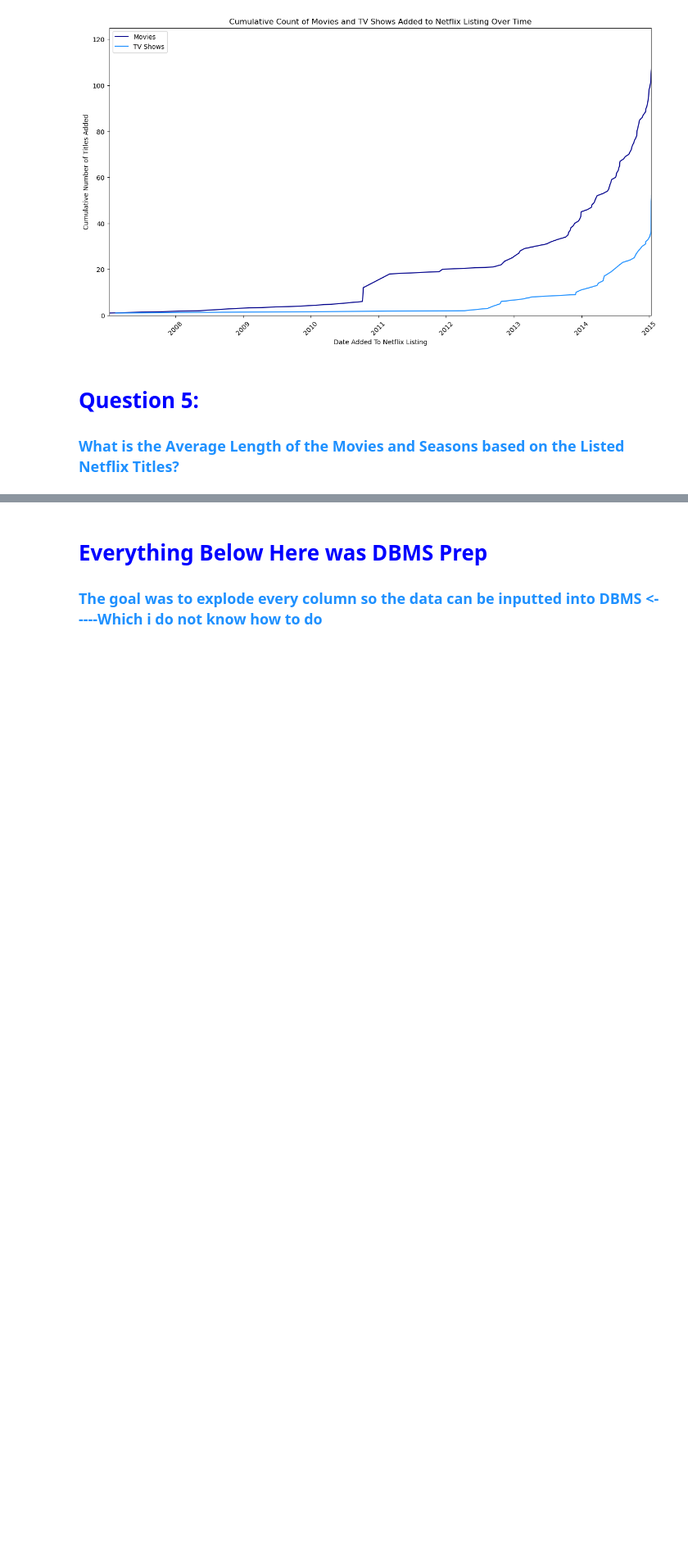
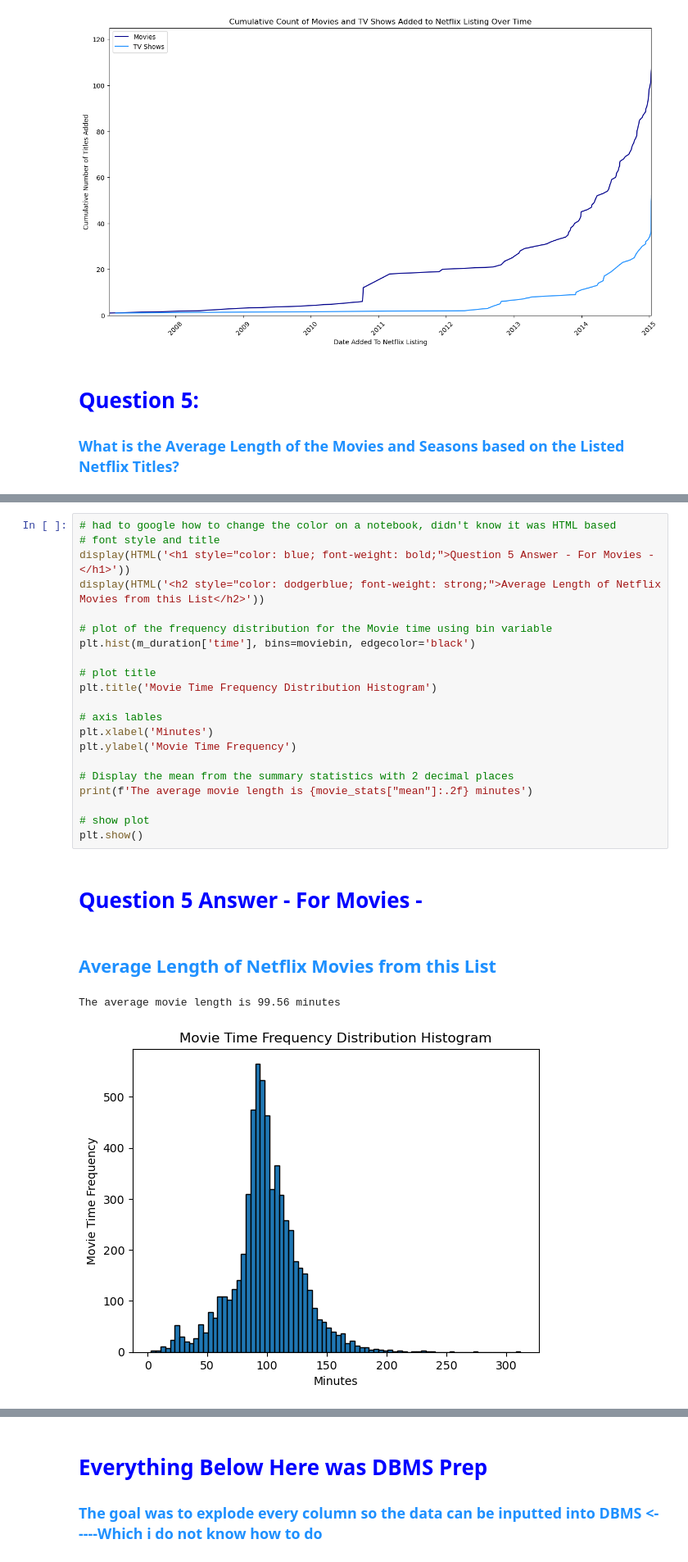
Before and after one commit to jameslaurence82/PythonPandas, a Jupyter notebook: netflixtitles.ipynb, the cells around one changed output, grey strips where cells are left out. Shown at 82% size. Saved outputs shown, nothing was run; the diff lists cells and outputs as text; blank space fills up the shorter version.

```diff
--- a/netflixtitles.ipynb
+++ b/netflixtitles.ipynb
@@ -925,0 +1065,26 @@ tv_duration.head()
+# %%
+# had to google how to change the color on a notebook, didn't know it was HTML based
+# font style and title
+display(HTML('<h1 style="color: blue; font-weight: bold;">Question 5 Answer - For Movies -</h1>'))
+display(HTML('<h2 style="color: dodgerblue; font-weight: strong;">Average Length of Netflix Movies from this List</h2>'))
+
+# plot of the frequency distribution for the Movie time using bin variable
+plt.hist(m_duration['time'], bins=moviebin, edgecolor='black')
+
+# plot title
+plt.title('Movie Time Frequency Distribution Histogram')
+
+# axis lables
+plt.xlabel('Minutes')
+plt.ylabel('Movie Time Frequency')
+
+# Display the mean from the summary statistics with 2 decimal places
+print(f'The average movie length is {movie_stats["mean"]:.2f} minutes')
+
+# show plot
+plt.show()
+# %% [output]
+Question 5 Answer - For Movies -
+Average Length of Netflix Movies from this List
+The average movie length is 99.56 minutes
+[figure, added]
```
Also changed, not shown: parts of 14 cells of this notebook, 3 other files.
